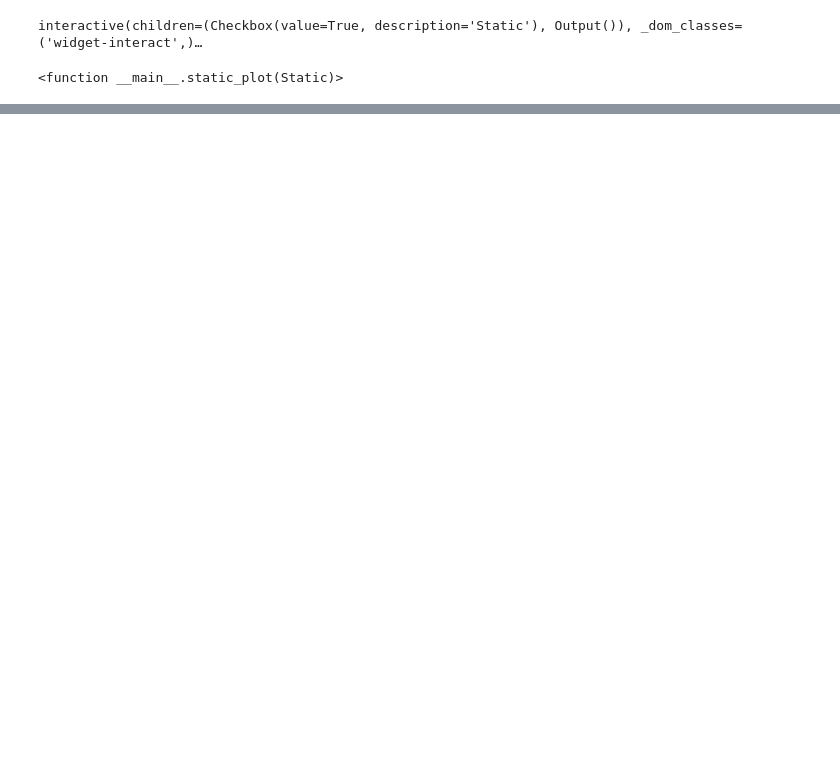
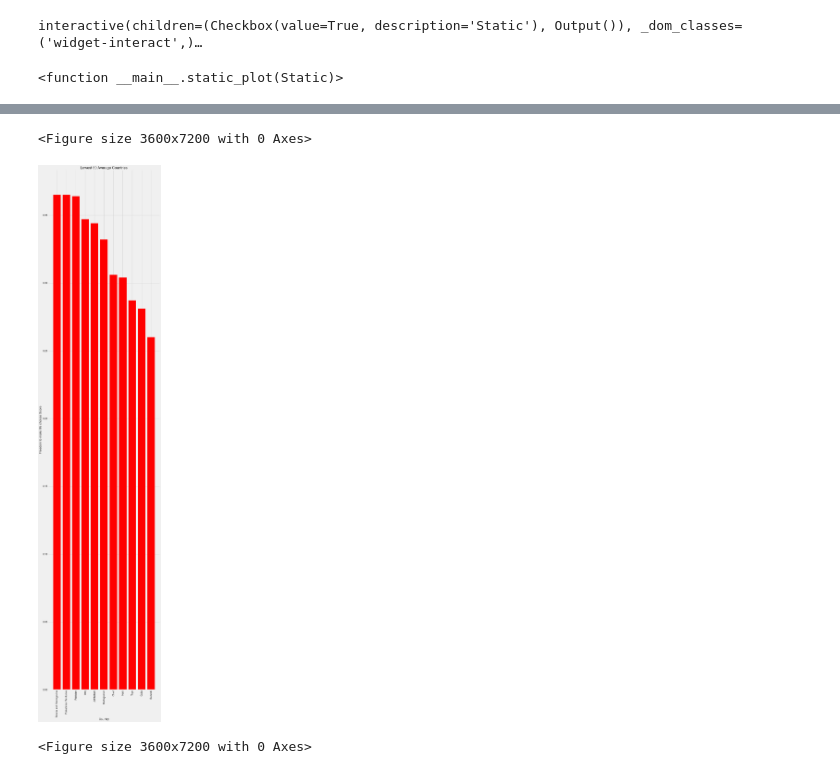
Before and after one commit to npanczyk/is445_final, a Jupyter notebook: happiness2.ipynb, the cells around one changed output, grey strips where cells are left out. Cells and saved outputs as stored; diff of their text form; code cells hidden in the pictures; blank space fills up the shorter version.

```diff
--- a/happiness2.ipynb
+++ b/happiness2.ipynb
@@ -114,0 +224,18 @@ interactive(children=(Checkbox(value=True, description='Static'), Output()), _do
+# %%
+relevant1 = df[["Country name", "year", "Freedom to make life choices"]].tail(50)
+
+relevant1.sort_values(by='Freedom to make life choices', ascending=False)[['Country name', 'year', 'Freedom to make life choices']]
+relevant1.groupby('Country name')['Freedom to make life choices'].mean()
+
+plt.rcParams["figure.figsize"] = (10, 50)
+plt.bar("Country name","Freedom to make life choices", data = relevant1, color = "red")
+plt.title("Lowest 50 Average Countries")
+plt.xlabel("Country")
+plt.ylabel("Freedom to make life choices Score")
+plt.xticks(rotation=90)
+plt.style.use('fivethirtyeight')
+plt.figure(figsize=(50,100))
+# %% [output]
+<Figure size 3600x7200 with 0 Axes>
+[figure, added]
+<Figure size 3600x7200 with 0 Axes>
```
Also changed, not shown: parts of 7 cells of this notebook.
